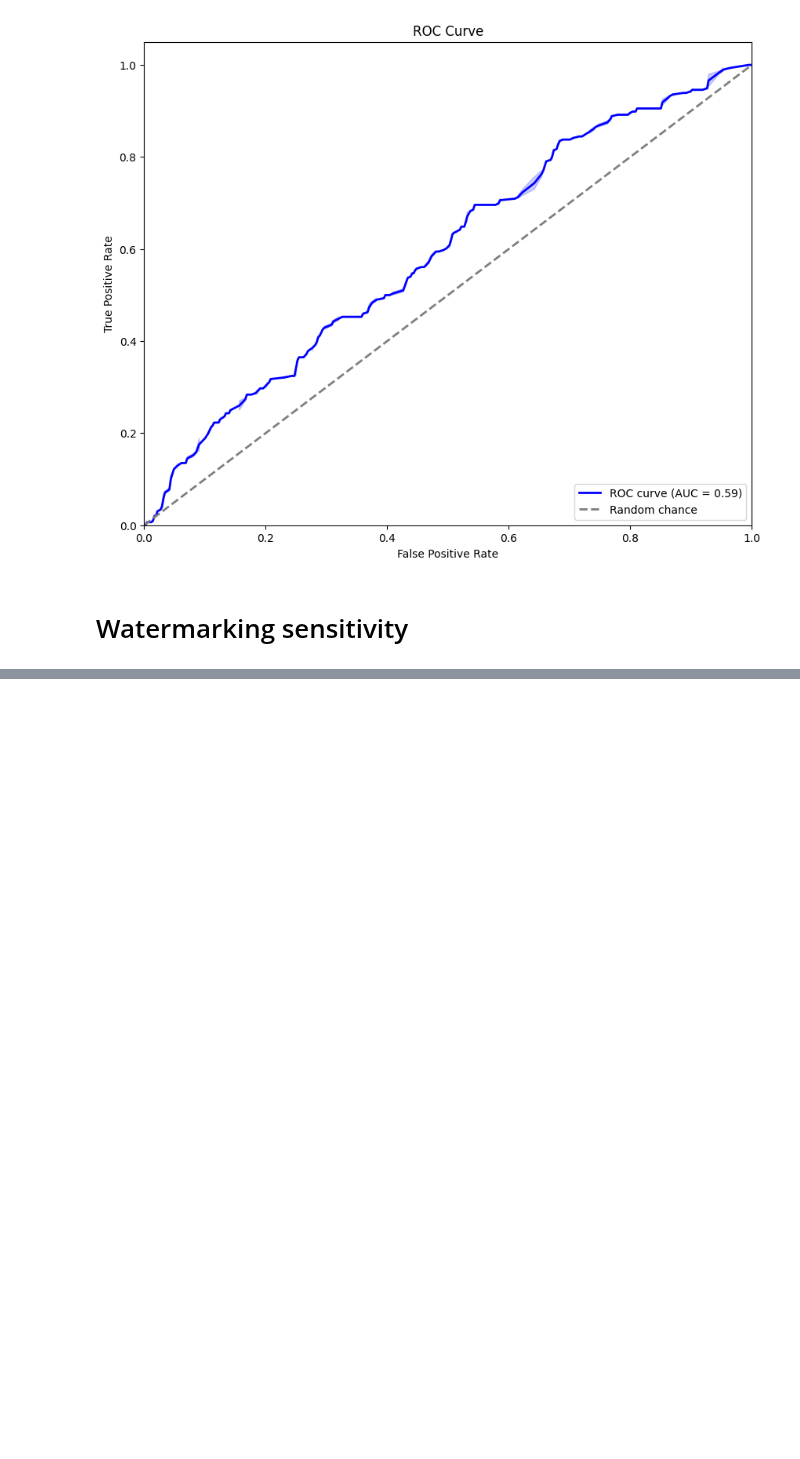
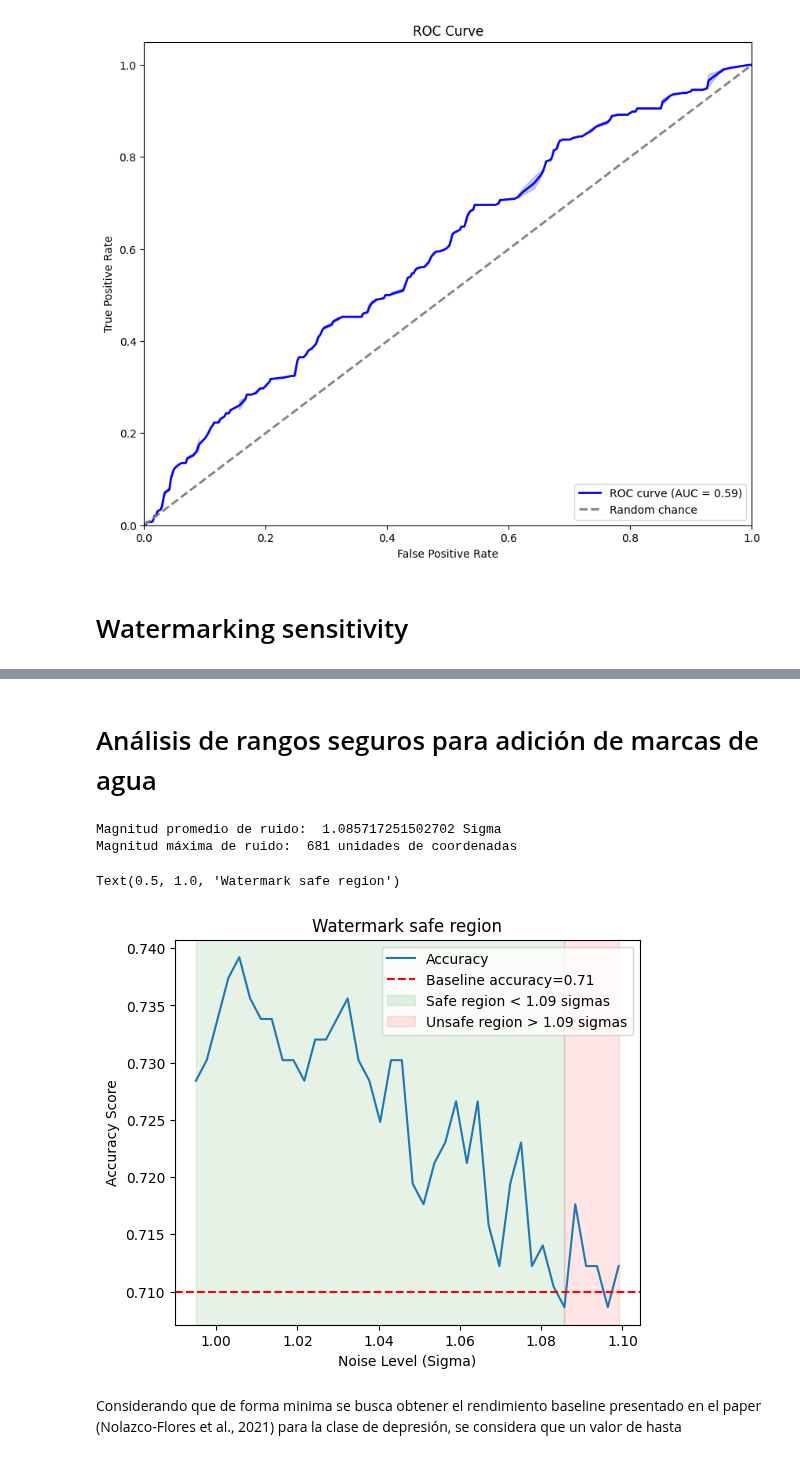
Before and after one commit to PosgradoMNA/Proyecto_Integrador_Equipo_11, a Jupyter notebook: src/xgboost_analysis.ipynb, the cells around one changed output, grey strips where cells are left out. Saved outputs shown, nothing was run; the diff lists cells and outputs as text; code cells hidden in the pictures; blank space fills up the shorter version.

Commit message:
Adds safe region and conclusion

```diff
--- a/src/xgboost_analysis.ipynb
+++ b/src/xgboost_analysis.ipynb
@@ -334,0 +379,35 @@ Text(0, 0.5, 'y coordinate')
+# %% [markdown]
+# Análisis de rangos seguros para adición de marcas de agua
+# %%
+noise_range = range(1, 800, 20)
+# %%
+baseline_accuracy = 0.71
+intersection_noise_sigma = 0
+intersection_noise_level = 0
+for noise_level, sigma, accuracy in zip(noise_range, watermark_sigma, accuracy_score_history):
+    if accuracy < baseline_accuracy:
+        intersection_noise_sigma = sigma
+        intersection_noise_level = noise_level
+        break
+
+print("Magnitud promedio de ruido: ", intersection_noise_sigma, "Sigma")
+print("Magnitud máxima de ruido: ", intersection_noise_level, "unidades de coordenadas")
+
+rcParams['figure.figsize'] = 6,5
+plot = plt.plot(watermark_sigma, accuracy_score_history)
+
+plt.axhline(y = 0.71, color = 'r', linestyle = '--')
+
+plt.axvspan(watermark_sigma[0], intersection_noise_sigma, alpha=0.1, color="green")
+plt.axvspan(intersection_noise_sigma, watermark_sigma[-1], alpha=0.1, color="red")
+plt.legend(['Accuracy', f'Baseline accuracy={baseline_accuracy}', f'Safe region < {intersection_noise_sigma:.2f} sigmas', f'Unsafe region > {intersection_noise_sigma:.2f} sigmas'])
+plt.xlabel("Noise Level (Sigma)")
+plt.ylabel("Accuracy Score")
+plt.title("Watermark safe region")
+# %% [output]
+Magnitud promedio de ruido:  1.085717251502702 Sigma
+Magnitud máxima de ruido:  681 unidades de coordenadas
+Text(0.5, 1.0, 'Watermark safe region')
+[figure, added]
+# %% [markdown]
+Considerando que de forma minima se busca obtener el rendimiento baseline presentado en el paper (Nolazco-Flores et al., 2021) para la clase de depresión, se considera que un valor de hasta
```
Also changed, not shown: parts of 11 cells of this notebook.
